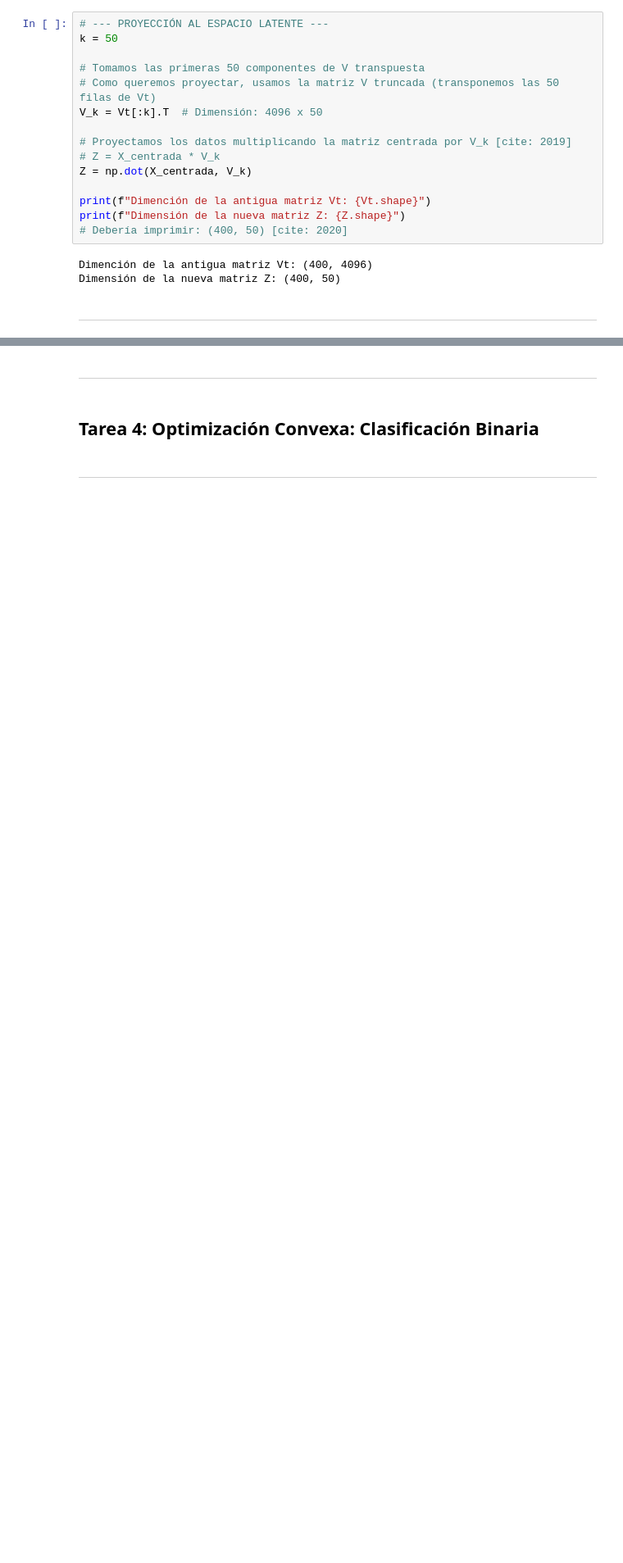
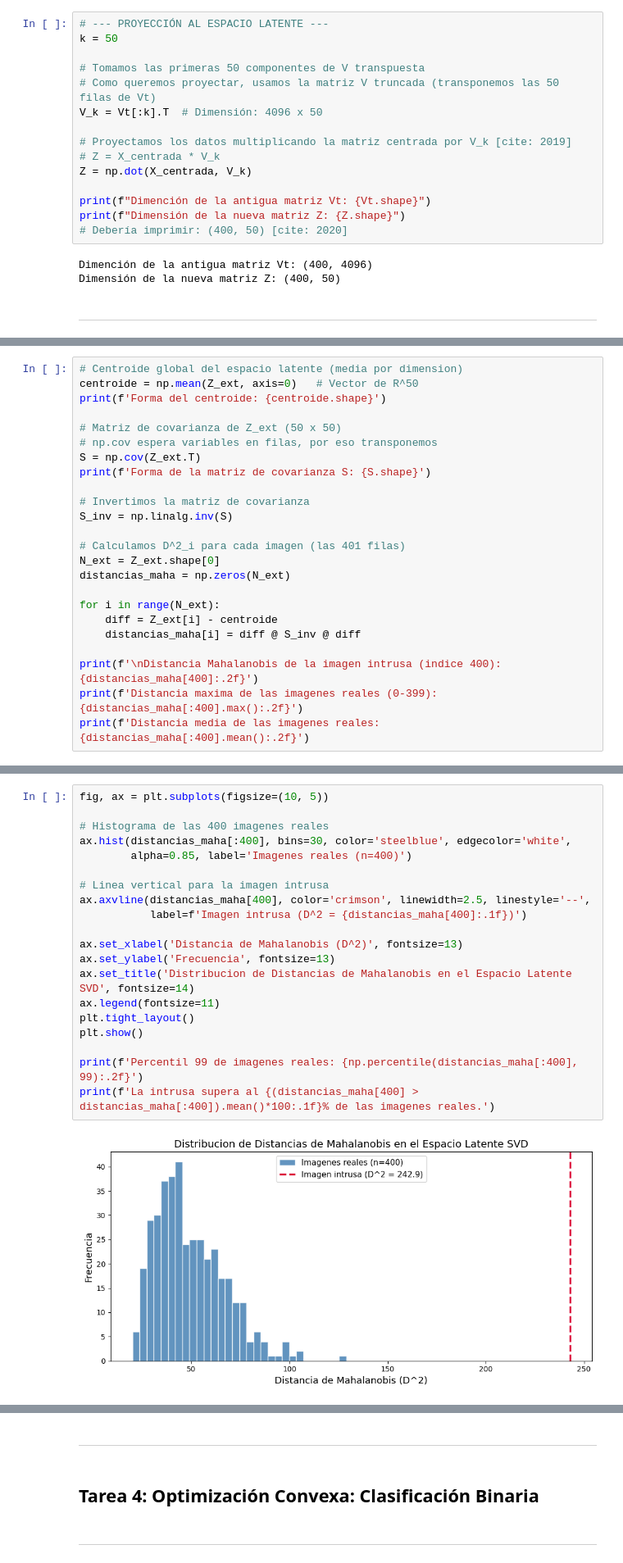
Before and after one commit to HeiderZapata/Applied-Math, a Jupyter notebook: Trabajo Final/Trabajo Final-Álgebra-Martinez-Zapata-Londono-Notebook.ipynb, the cells around one changed output, grey strips where cells are left out. Shown at 82% size. Cells and saved outputs as stored; diff of their text form; blank space fills up the shorter version.

```diff
--- a/Trabajo Final/Trabajo Final-Álgebra-Martinez-Zapata-Londono-Notebook.ipynb
+++ b/Trabajo Final/Trabajo Final-Álgebra-Martinez-Zapata-Londono-Notebook.ipynb
@@ -189,0 +227,24 @@ Dimensión de la nueva matriz Z: (400, 50)
+# %%
+# Centroide global del espacio latente (media por dimension)
+centroide = np.mean(Z_ext, axis=0)   # Vector de R^50
+print(f'Forma del centroide: {centroide.shape}')
+
+# Matriz de covarianza de Z_ext (50 x 50)
+# np.cov espera variables en filas, por eso transponemos
+S = np.cov(Z_ext.T)
+print(f'Forma de la matriz de covarianza S: {S.shape}')
+
+# Invertimos la matriz de covarianza
+S_inv = np.linalg.inv(S)
+
+# Calculamos D^2_i para cada imagen (las 401 filas)
+N_ext = Z_ext.shape[0]
+distancias_maha = np.zeros(N_ext)
+
+for i in range(N_ext):
+    diff = Z_ext[i] - centroide
+    distancias_maha[i] = diff @ S_inv @ diff
+
+print(f'\nDistancia Mahalanobis de la imagen intrusa (indice 400): {distancias_maha[400]:.2f}')
+print(f'Distancia maxima de las imagenes reales (0-399): {distancias_maha[:400].max():.2f}')
+print(f'Distancia media de las imagenes reales: {distancias_maha[:400].mean():.2f}')
@@ -189,0 +261,22 @@ Dimensión de la nueva matriz Z: (400, 50)
+# %%
+fig, ax = plt.subplots(figsize=(10, 5))
+
+# Histograma de las 400 imagenes reales
+ax.hist(distancias_maha[:400], bins=30, color='steelblue', edgecolor='white',
+        alpha=0.85, label='Imagenes reales (n=400)')
+
+# Linea vertical para la imagen intrusa
+ax.axvline(distancias_maha[400], color='crimson', linewidth=2.5, linestyle='--',
+           label=f'Imagen intrusa (D^2 = {distancias_maha[400]:.1f})')
+
+ax.set_xlabel('Distancia de Mahalanobis (D^2)', fontsize=13)
+ax.set_ylabel('Frecuencia', fontsize=13)
+ax.set_title('Distribucion de Distancias de Mahalanobis en el Espacio Latente SVD', fontsize=14)
+ax.legend(fontsize=11)
+plt.tight_layout()
+plt.show()
+
+print(f'Percentil 99 de imagenes reales: {np.percentile(distancias_maha[:400], 99):.2f}')
+print(f'La intrusa supera al {(distancias_maha[400] > distancias_maha[:400]).mean()*100:.1f}% de las imagenes reales.')
+# %% [output]
+[figure, added]
```
Also changed, not shown: parts of 13 cells of this notebook, 1 other file.
